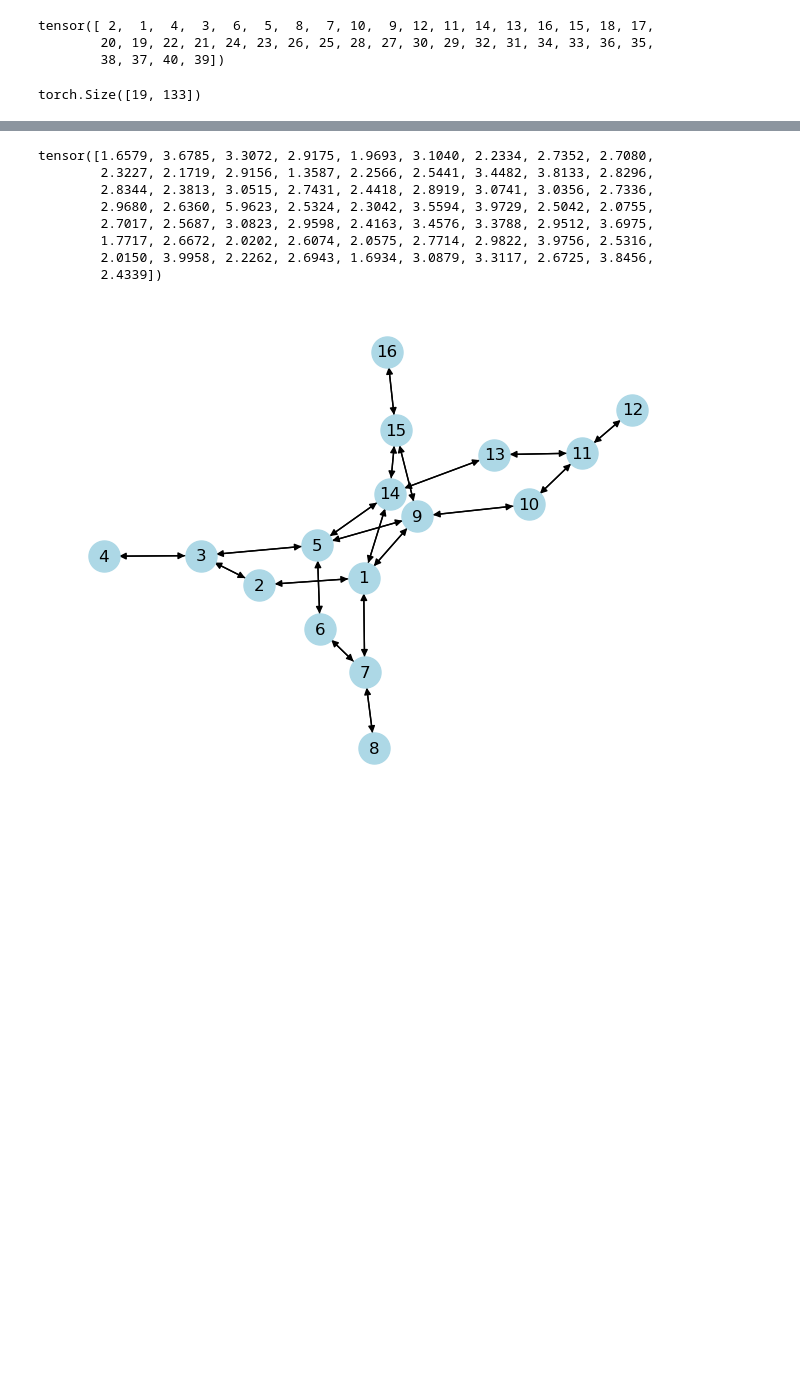
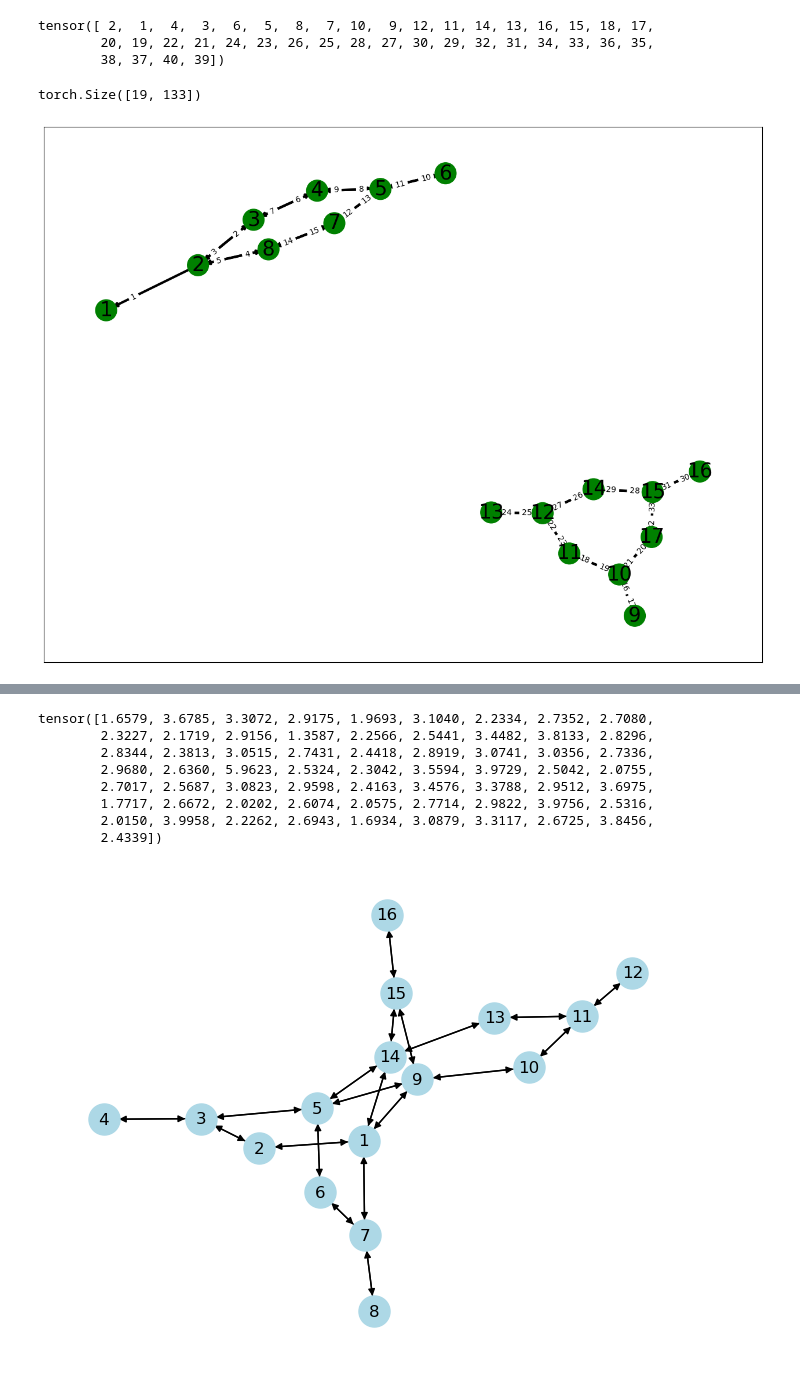
Before and after one commit to Don12138/polyAttn, a Jupyter notebook: notebooks/preprocess.ipynb, the cells around one changed output, grey strips where cells are left out. Saved outputs shown, nothing was run; the diff lists cells and outputs as text; code cells hidden in the pictures; blank space fills up the shorter version.

```diff
--- a/notebooks/preprocess.ipynb
+++ b/notebooks/preprocess.ipynb
@@ -181,3 +219,29 @@ torch.Size([19, 133])
+# %%
+import networkx as nx
+import matplotlib.pyplot as plt
+plt.figure(figsize=(16, 12))
+# 创建一个空的无向图
+G = nx.DiGraph()
+
+for i in range(1,w_atoms.shape[0]+1):
+    G.add_node(i, label=w_atoms[i-1])
+
+for i in range(1,b2a.size(0)):
+    G.add_edge(b2a[i].item(),b2a[b2revb[i]].item(),color= "black" if w_bonds[i].item() == 1.0 else "grey",label=str(i))
+
+pos = nx.spring_layout(G)
+node_labels = nx.get_node_attributes(G, 'label')
+edge_labels = nx.get_edge_attributes(G, 'label')
+node_colors = ["red" if G.nodes[node]['label'] == 0.25 else "green"  for node in G.nodes]
+edge_colors = [G.edges[edge]['color'] for edge in G.edges]
+nx.draw_networkx_nodes(G, pos, node_size=700, node_color=node_colors)
+nx.draw_networkx_edges(G, pos, edgelist=G.edges(), width=3, edge_color=[G[u][v]["color"] for u, v in G.edges()], arrows=True)
+nx.draw_networkx_labels(G, pos, font_size=25, font_family='sans-serif')
+nx.draw_networkx_edge_labels(G, pos, edge_labels,font_size=10, font_color='black', label_pos=0.3)
+
+plt.show()
+# %% [output]
+[figure, added]
 # %%
 import networkx as nx
 import matplotlib.pyplot as plt
```
Also changed, not shown: parts of 17 cells of this notebook, 53 other files.
